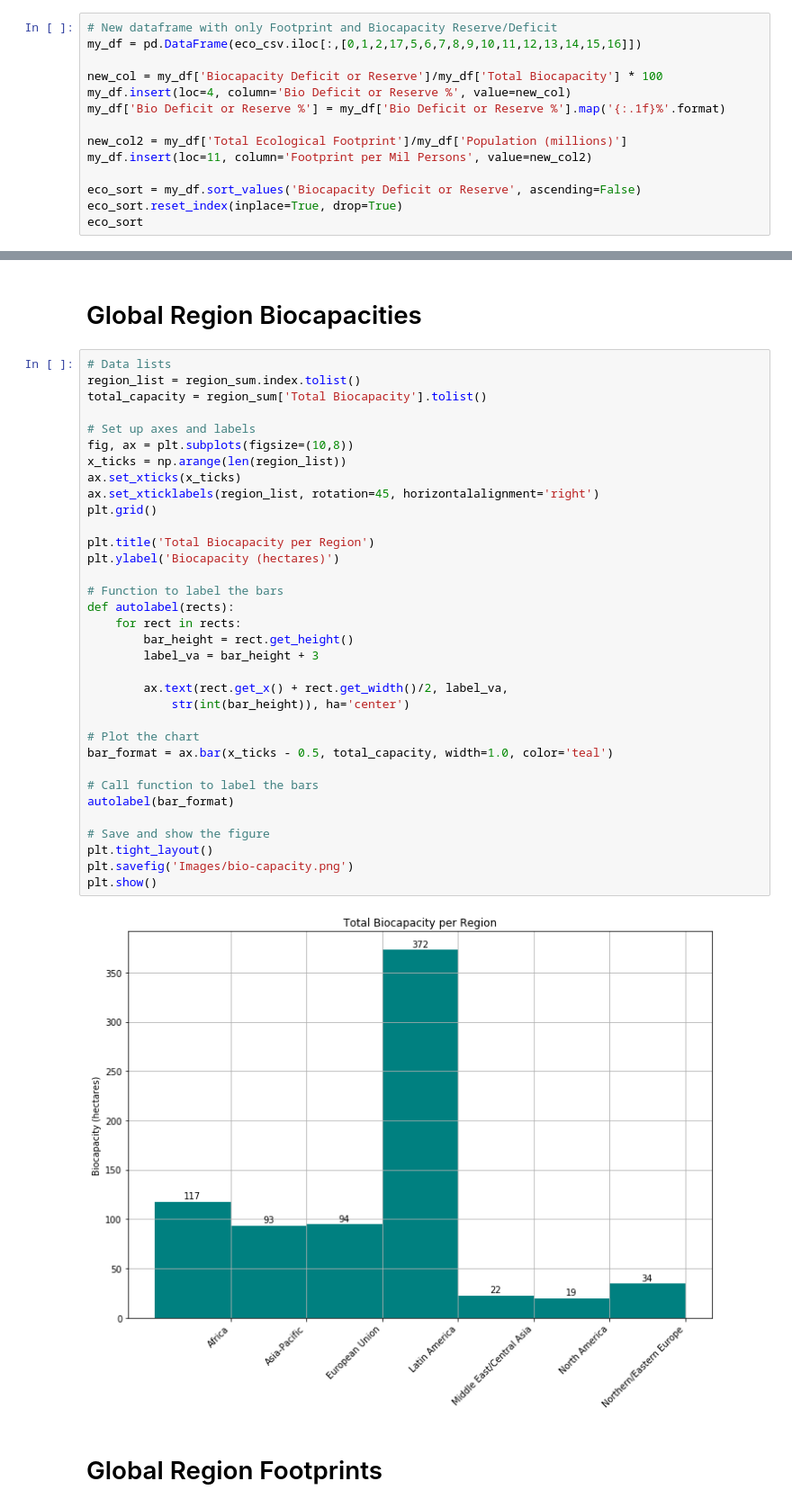
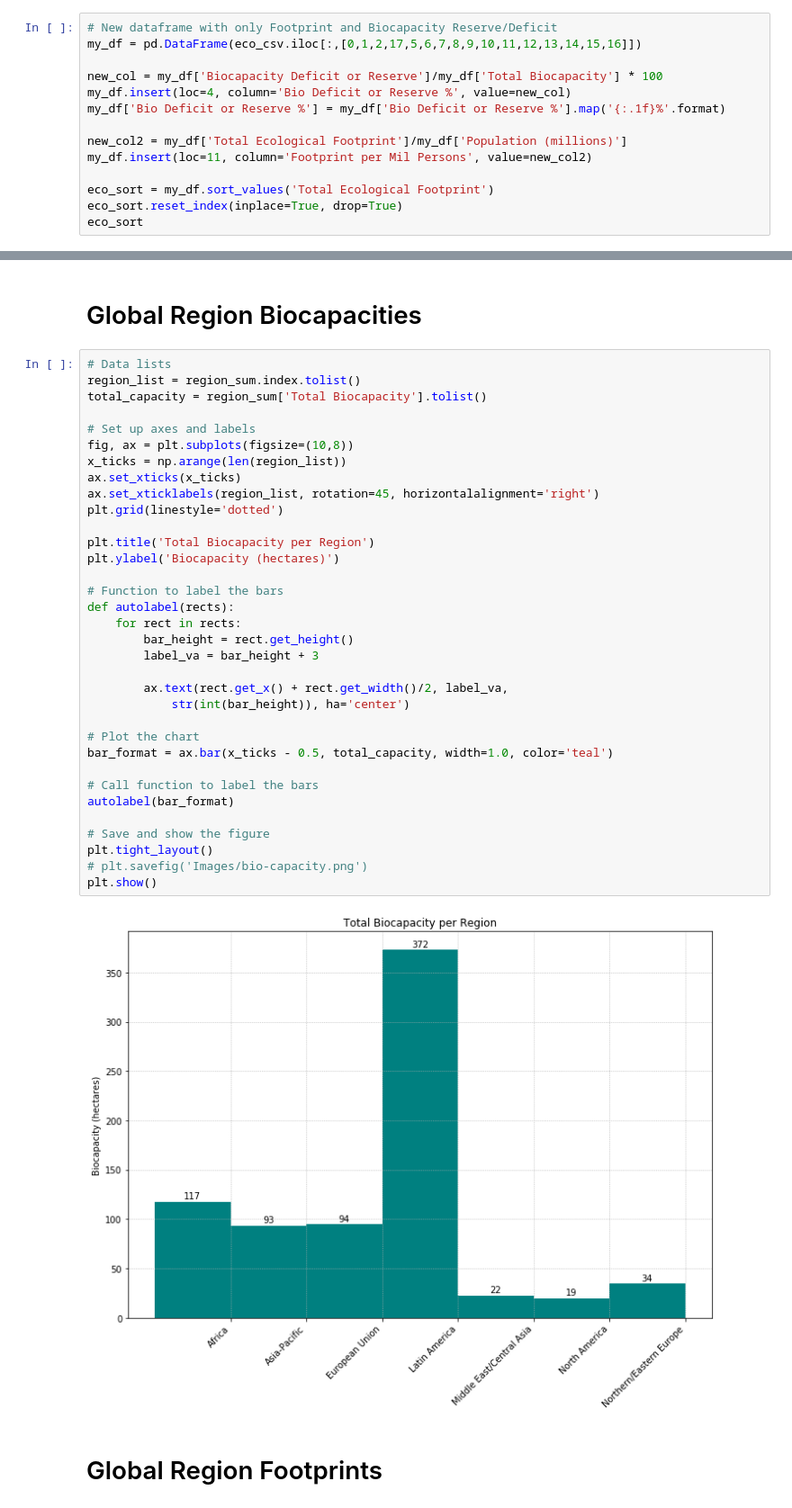
Before and after one commit to limbz-sami/Eco_footprint, a Jupyter notebook: footprint_v_biocapacity.ipynb, the cells around one changed output, grey strips where cells are left out. Shown at 90% size. Saved outputs shown, nothing was run; the diff lists cells and outputs as text.

```diff
--- a/footprint_v_biocapacity.ipynb
+++ b/footprint_v_biocapacity.ipynb
@@ -23,7 +23,7 @@ my_df['Bio Deficit or Reserve %'] = my_df['Bio Deficit or Reserve %'].map('{:.1f
 new_col2 = my_df['Total Ecological Footprint']/my_df['Population (millions)']
 my_df.insert(loc=11, column='Footprint per Mil Persons', value=new_col2)
 
-eco_sort = my_df.sort_values('Biocapacity Deficit or Reserve', ascending=False)
+eco_sort = my_df.sort_values('Total Ecological Footprint')
 eco_sort.reset_index(inplace=True, drop=True)
 eco_sort
 # %% [output]
@@ -158,36 +160,36 @@ region_list = region_sum.index.tolist()
 total_capacity = region_sum['Total Biocapacity'].tolist()
 
 # Set up axes and labels
 fig, ax = plt.subplots(figsize=(10,8))
 x_ticks = np.arange(len(region_list))
 ax.set_xticks(x_ticks)
 ax.set_xticklabels(region_list, rotation=45, horizontalalignment='right')
-plt.grid()
+plt.grid(linestyle='dotted')
 
 plt.title('Total Biocapacity per Region')
 plt.ylabel('Biocapacity (hectares)')
 
 # Function to label the bars
 def autolabel(rects):
     for rect in rects:
         bar_height = rect.get_height()
         label_va = bar_height + 3
 
         ax.text(rect.get_x() + rect.get_width()/2, label_va,
             str(int(bar_height)), ha='center')
 
 # Plot the chart
 bar_format = ax.bar(x_ticks - 0.5, total_capacity, width=1.0, color='teal')
 
 # Call function to label the bars
 autolabel(bar_format)
 
 # Save and show the figure
 plt.tight_layout()
-plt.savefig('Images/bio-capacity.png')
+# plt.savefig('Images/bio-capacity.png')
 plt.show()
 # %% [output]
-[figure, old version]
+[figure, new version]
 # %% [markdown]
 # Global Region Footprints
 # %%
```
Also changed, not shown: parts of 8 cells of this notebook, 7 other files.
